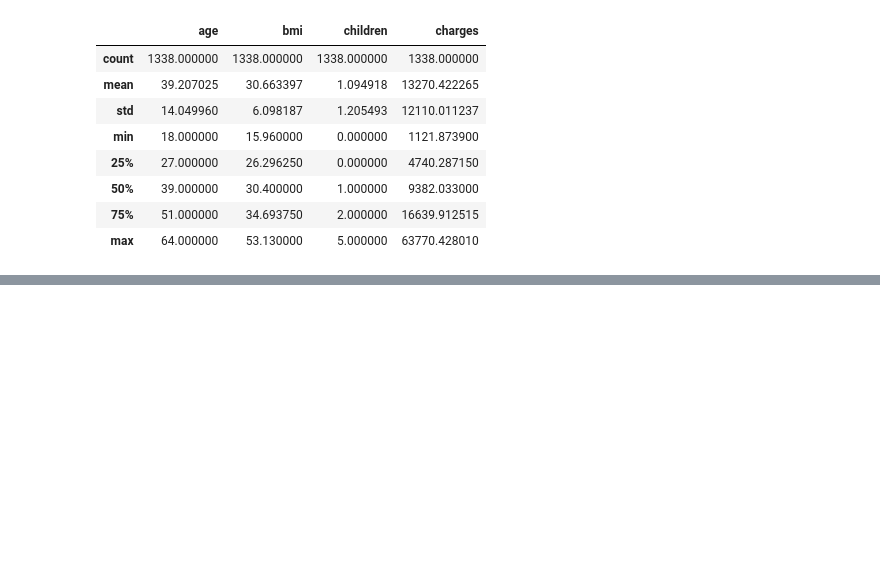
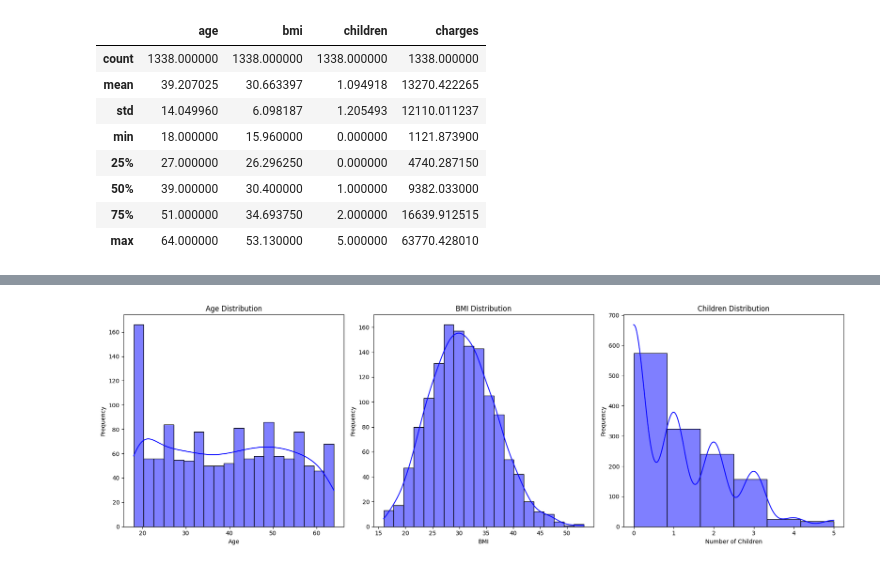
Before and after one commit to indrajeetadityaroy9/Insurance_Cost_Modeling, a Jupyter notebook: implementation.ipynb, the cells around one changed output, grey strips where cells are left out. Cells and saved outputs as stored; diff of their text form; code cells hidden in the pictures; blank space fills up the shorter version.

```diff
--- a/implementation.ipynb
+++ b/implementation.ipynb
@@ -281,0 +136,22 @@ ValueError: Unknown label type: continuous. Maybe you are trying to fit a classi
+# %%
+fig, axs = plt.subplots(1, 3, figsize=(18, 6))
+
+sns.histplot(df['age'], bins=20, kde=True, color='blue', alpha=0.5, ax=axs[0])
+axs[0].set_title('Age Distribution')
+axs[0].set_xlabel('Age')
+axs[0].set_ylabel('Frequency')
+
+sns.histplot(df['bmi'], bins=20, kde=True, color='blue', alpha=0.5, ax=axs[1])
+axs[1].set_title('BMI Distribution')
+axs[1].set_xlabel('BMI')
+axs[1].set_ylabel('Frequency')
+
+sns.histplot(df['children'], bins=6, kde=True, color='blue', alpha=0.5, ax=axs[2])
+axs[2].set_title('Children Distribution')
+axs[2].set_xlabel('Number of Children')
+axs[2].set_ylabel('Frequency')
+
+plt.tight_layout()
+plt.show()
+# %% [output]
+[figure, added]
```
Also changed, not shown: parts of 34 cells of this notebook, 5 other files.
